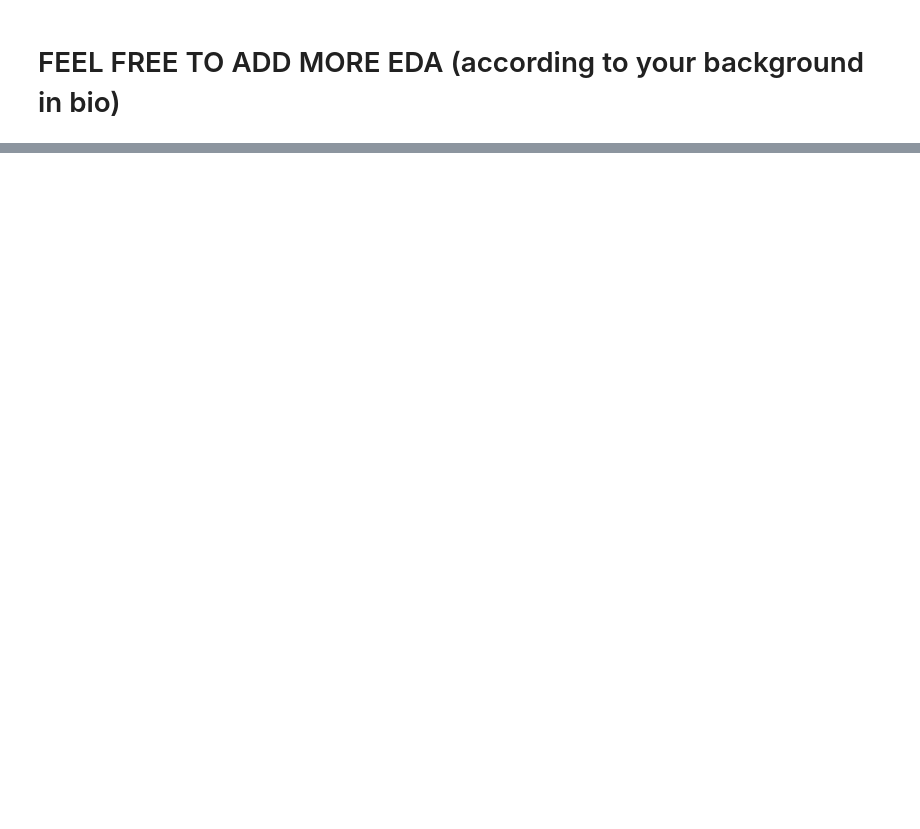
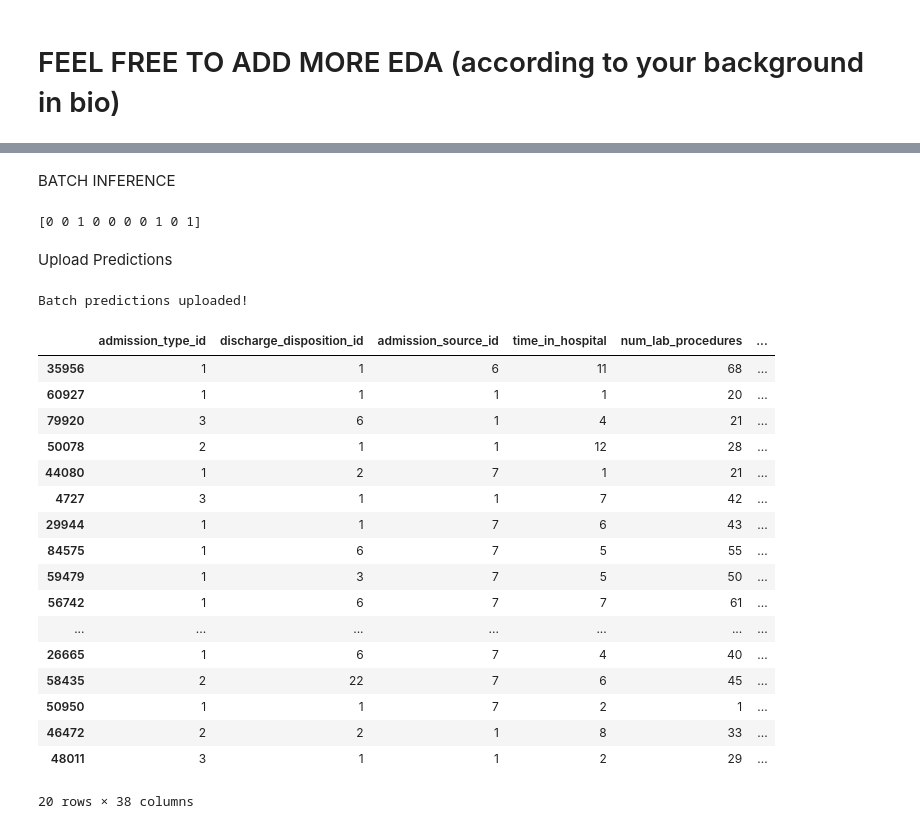
Before and after one commit to al1az1z1/AAI-540-Diabetes-Readmission-MLOps, a Jupyter notebook: setup_data_lake.ipynb, the cells around one changed output, grey strips where cells are left out. Saved outputs shown, nothing was run; the diff lists cells and outputs as text; code cells hidden in the pictures; blank space fills up the shorter version.

Commit message:
Added model training, evaluation, batch inference, and updated setup workflow

```diff
--- a/setup_data_lake.ipynb
+++ b/setup_data_lake.ipynb
@@ -339,0 +609,14 @@ All datasets uploaded to S3
+# %%
+# Clean column names for XGBoost
+X_train_xgb = X_train.copy()
+X_val_xgb = X_val.copy()
+
+X_train_xgb.columns = (
+    X_train_xgb.columns
+    .str.replace("[", "_", regex=False)
+    .str.replace("]", "_", regex=False)
+    .str.replace("<", "lt_", regex=False)
+    .str.replace(">", "gt_", regex=False)
+)
+
+X_val_xgb.columns = X_train_xgb.columns
@@ -339,0 +713,55 @@ All datasets uploaded to S3
+# %% [markdown]
+BATCH INFERENCE
+# %%
+X_prod = production_df.drop(columns=[target])
+
+# Clean column names
+X_prod.columns = (
+    X_prod.columns
+    .str.replace("[", "_", regex=False)
+    .str.replace("]", "_", regex=False)
+    .str.replace("<", "lt_", regex=False)
+    .str.replace(">", "gt_", regex=False)
+)
+
+production_predictions = xgb_model.predict(X_prod)
+
+print(production_predictions[:10])
+# %% [output]
+[0 0 1 0 0 0 0 1 0 1]
+# %% [markdown]
+Upload Predictions
+# %%
+production_df["prediction"] = production_predictions
+
+production_df.to_csv("/tmp/production_predictions.csv", index=False)
+
+s3.upload_file(
+    "/tmp/production_predictions.csv",
+    BUCKET_NAME,
+    "batch-output/production_predictions.csv"
+)
+
+print("Batch predictions uploaded!")
+
+production_df.head(20)
+# %% [output]
+Batch predictions uploaded!
+|  | admission_type_id | discharge_disposition_id | admission_source_id | time_in_hospital | num_lab_procedures | ... |
+| 35956 | 1 | 1 | 6 | 11 | 68 | ... |
+| 60927 | 1 | 1 | 1 | 1 | 20 | ... |
+| 79920 | 3 | 6 | 1 | 4 | 21 | ... |
+| 50078 | 2 | 1 | 1 | 12 | 28 | ... |
+| 44080 | 1 | 2 | 7 | 1 | 21 | ... |
+| 4727 | 3 | 1 | 1 | 7 | 42 | ... |
+| 29944 | 1 | 1 | 7 | 6 | 43 | ... |
+| 84575 | 1 | 6 | 7 | 5 | 55 | ... |
+| 59479 | 1 | 3 | 7 | 5 | 50 | ... |
+| 56742 | 1 | 6 | 7 | 7 | 61 | ... |
+| ... | ... | ... | ... | ... | ... | ... |
+| 26665 | 1 | 6 | 7 | 4 | 40 | ... |
+| 58435 | 2 | 22 | 7 | 6 | 45 | ... |
+| 50950 | 1 | 1 | 7 | 2 | 1 | ... |
+| 46472 | 2 | 2 | 1 | 8 | 33 | ... |
+| 48011 | 3 | 1 | 1 | 2 | 29 | ... |
+20 rows × 38 columns
```
Also changed, not shown: parts of 25 cells of this notebook.
